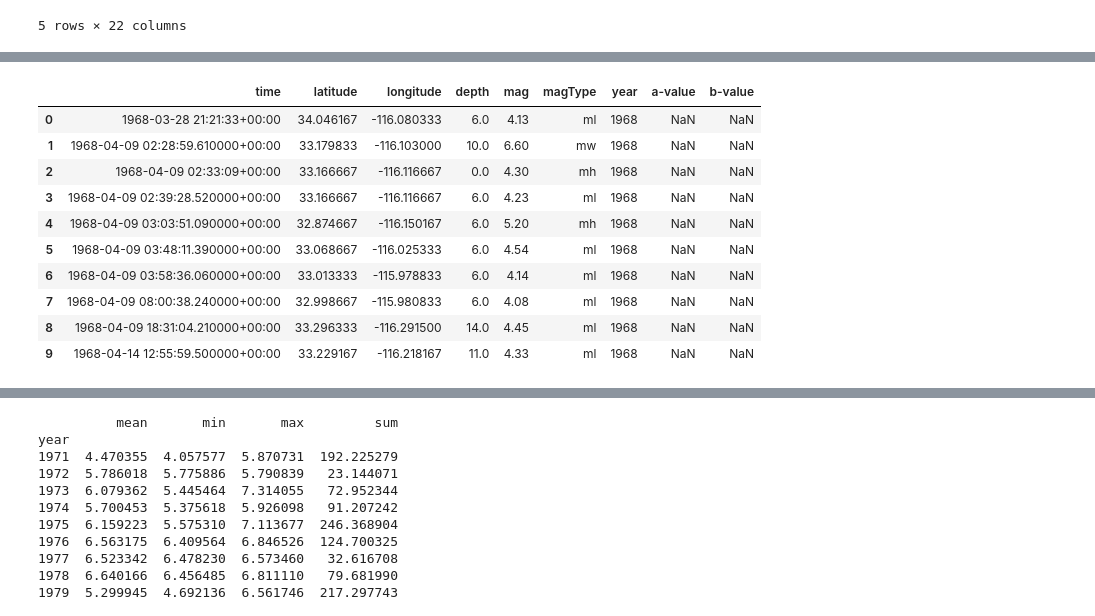
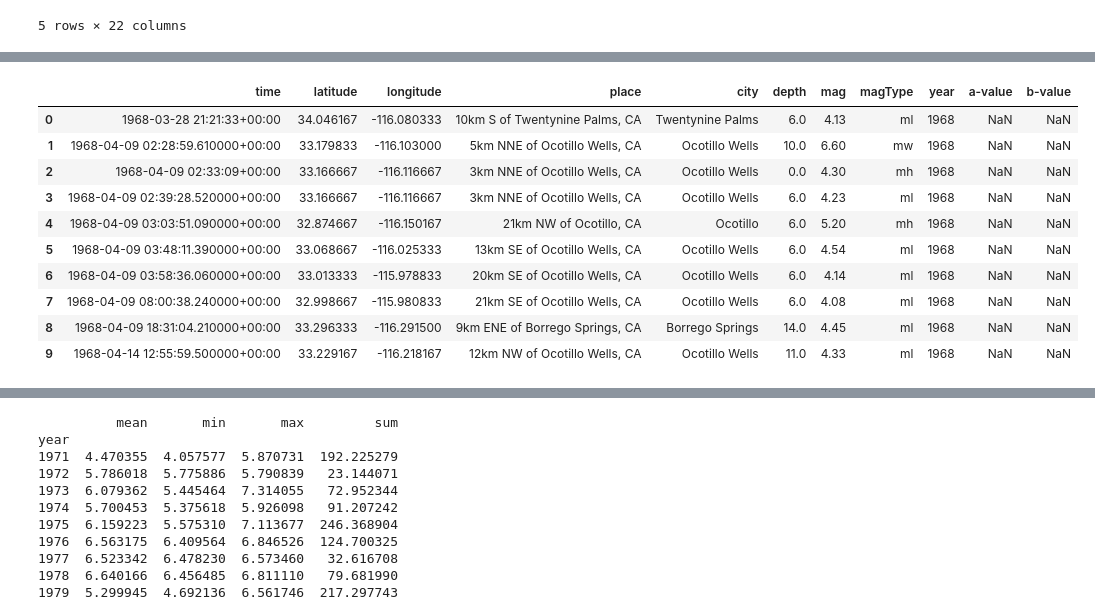
Before and after one commit to arifadli/Earthquake-Event-Analysis, a Jupyter notebook: Spatial Analysis using a and b value/a value/Spatial California value-a distribution.ipynb, the cells around one changed output, grey strips where cells are left out. Drawn from its saved outputs; the diff is of its cells as text; code cells hidden in the pictures.

```diff
--- a/Spatial Analysis using a and b value/a value/Spatial California value-a distribution.ipynb
+++ b/Spatial Analysis using a and b value/a value/Spatial California value-a distribution.ipynb
@@ -62,7 +62,7 @@ df.head(5)
 5 rows × 22 columns
 # %%
 # Mengambil hanya kolom yang diinginkan
-selected_columns = ['time', 'latitude', 'longitude', 'depth', 'mag', 'magType', 'net', 'id', 'updated', 'type', 'status', 'locationSource', 'magSource']
+selected_columns = ['time', 'latitude', 'longitude', 'place','depth', 'mag', 'magType', 'net', 'id', 'updated', 'type', 'status', 'locationSource', 'magSource']
 df_selected_columns = df[selected_columns]
 
 # Menampilkan DataFrame yang hanya berisi kolom yang dipilih
@@ -82,3 +82,5 @@ df_selected_columns.head(10)
+# %%
+df = df_selected_columns
 # %%
 def bvalue_OLS(magnitude_series):
     magnitudes = magnitude_series.value_counts().sort_index()
@@ -143,19 +149,19 @@ df.head(5)
 # %%
 #reduksi kolom
-fixkolom = california_region[['time','latitude', 'longitude', 'depth', 'mag','magType','year','a-value','b-value']]
+fixkolom = california_region[['time','latitude', 'longitude', 'place','city','depth', 'mag','magType','year','a-value','b-value']]
 fixkolom.head(10)
 # %% [output]
-|  | time | latitude | longitude | depth | mag | magType | year | a-value | b-value |
-| 0 | 1968-03-28 21:21:33+00:00 | 34.046167 | -116.080333 | 6.0 | 4.13 | ml | 1968 | NaN | NaN |
-| 1 | 1968-04-09 02:28:59.610000+00:00 | 33.179833 | -116.103000 | 10.0 | 6.60 | mw | 1968 | NaN | NaN |
-| 2 | 1968-04-09 02:33:09+00:00 | 33.166667 | -116.116667 | 0.0 | 4.30 | mh | 1968 | NaN | NaN |
-| 3 | 1968-04-09 02:39:28.520000+00:00 | 33.166667 | -116.116667 | 6.0 | 4.23 | ml | 1968 | NaN | NaN |
-| 4 | 1968-04-09 03:03:51.090000+00:00 | 32.874667 | -116.150167 | 6.0 | 5.20 | mh | 1968 | NaN | NaN |
-| 5 | 1968-04-09 03:48:11.390000+00:00 | 33.068667 | -116.025333 | 6.0 | 4.54 | ml | 1968 | NaN | NaN |
-| 6 | 1968-04-09 03:58:36.060000+00:00 | 33.013333 | -115.978833 | 6.0 | 4.14 | ml | 1968 | NaN | NaN |
-| 7 | 1968-04-09 08:00:38.240000+00:00 | 32.998667 | -115.980833 | 6.0 | 4.08 | ml | 1968 | NaN | NaN |
-| 8 | 1968-04-09 18:31:04.210000+00:00 | 33.296333 | -116.291500 | 14.0 | 4.45 | ml | 1968 | NaN | NaN |
-| 9 | 1968-04-14 12:55:59.500000+00:00 | 33.229167 | -116.218167 | 11.0 | 4.33 | ml | 1968 | NaN | NaN |
+|  | time | latitude | longitude | place | city | depth | mag | magType | year | a-value | b-value |
+| 0 | 1968-03-28 21:21:33+00:00 | 34.046167 | -116.080333 | 10km S of Twentynine Palms, CA | Twentynine Palms | 6.0 | 4.13 | ml | 1968 | NaN | NaN |
+| 1 | 1968-04-09 02:28:59.610000+00:00 | 33.179833 | -116.103000 | 5km NNE of Ocotillo Wells, CA | Ocotillo Wells | 10.0 | 6.60 | mw | 1968 | NaN | NaN |
+| 2 | 1968-04-09 02:33:09+00:00 | 33.166667 | -116.116667 | 3km NNE of Ocotillo Wells, CA | Ocotillo Wells | 0.0 | 4.30 | mh | 1968 | NaN | NaN |
+| 3 | 1968-04-09 02:39:28.520000+00:00 | 33.166667 | -116.116667 | 3km NNE of Ocotillo Wells, CA | Ocotillo Wells | 6.0 | 4.23 | ml | 1968 | NaN | NaN |
+| 4 | 1968-04-09 03:03:51.090000+00:00 | 32.874667 | -116.150167 | 21km NW of Ocotillo, CA | Ocotillo | 6.0 | 5.20 | mh | 1968 | NaN | NaN |
+| 5 | 1968-04-09 03:48:11.390000+00:00 | 33.068667 | -116.025333 | 13km SE of Ocotillo Wells, CA | Ocotillo Wells | 6.0 | 4.54 | ml | 1968 | NaN | NaN |
+| 6 | 1968-04-09 03:58:36.060000+00:00 | 33.013333 | -115.978833 | 20km SE of Ocotillo Wells, CA | Ocotillo Wells | 6.0 | 4.14 | ml | 1968 | NaN | NaN |
+| 7 | 1968-04-09 08:00:38.240000+00:00 | 32.998667 | -115.980833 | 21km SE of Ocotillo Wells, CA | Ocotillo Wells | 6.0 | 4.08 | ml | 1968 | NaN | NaN |
+| 8 | 1968-04-09 18:31:04.210000+00:00 | 33.296333 | -116.291500 | 9km ENE of Borrego Springs, CA | Borrego Springs | 14.0 | 4.45 | ml | 1968 | NaN | NaN |
+| 9 | 1968-04-14 12:55:59.500000+00:00 | 33.229167 | -116.218167 | 12km NW of Ocotillo Wells, CA | Ocotillo Wells | 11.0 | 4.33 | ml | 1968 | NaN | NaN |
 # %%
 fixkolom = fixkolom.dropna()
 fixkolom
```
Also changed, not shown: parts of 14 cells of this notebook.
